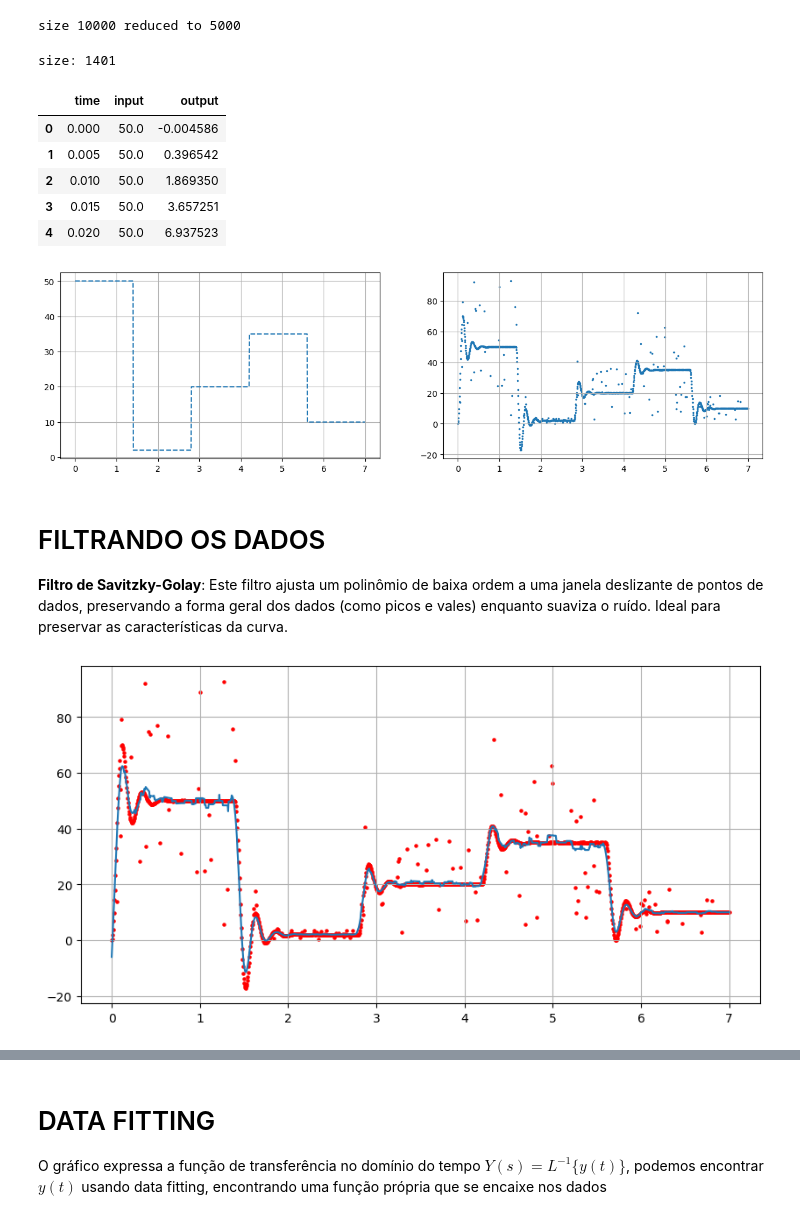
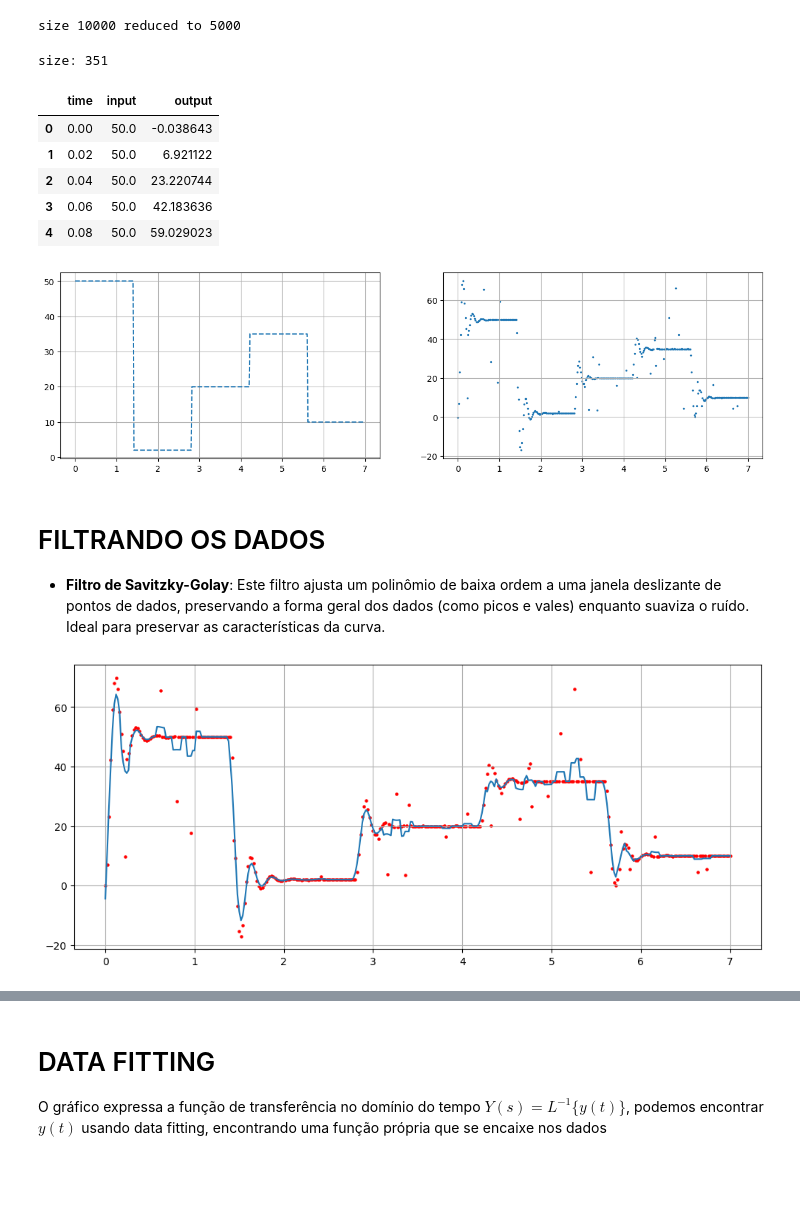
Before and after one commit to KlaussMarchi/PyTrole, a Jupyter notebook: Linear/EXPERIMENTAL/Analisys.ipynb, the cells around one changed output, grey strips where cells are left out. Cells and saved outputs as stored; diff of their text form; code cells hidden in the pictures; blank space fills up the shorter version.

Commit message:
melhoria dos códigos do filtro

```diff
--- a/Linear/EXPERIMENTAL/Analisys.ipynb
+++ b/Linear/EXPERIMENTAL/Analisys.ipynb
@@ -122,7 +122,7 @@ def normalizeTable(df, key, T=0.15):
     return pd.DataFrame(table)
 
 
-T = 0.005
+T = 0.02
 tData, uData = normalizeData(df, 'time', 'input',  T)
 tData, yData = normalizeData(df, 'time', 'output', T)
 
@@ -130,13 +130,13 @@ df = normalizeTable(df, 'time', T)
 print('size:', len(df))
 df.head()
 # %% [output]
-size: 1401
+size: 351
 |  | time | input | output |
-| 0 | 0.000 | 50.0 | -0.004586 |
-| 1 | 0.005 | 50.0 | 0.396542 |
-| 2 | 0.010 | 50.0 | 1.869350 |
-| 3 | 0.015 | 50.0 | 3.657251 |
-| 4 | 0.020 | 50.0 | 6.937523 |
+| 0 | 0.00 | 50.0 | -0.038643 |
+| 1 | 0.02 | 50.0 | 6.921122 |
+| 2 | 0.04 | 50.0 | 23.220744 |
+| 3 | 0.06 | 50.0 | 42.183636 |
+| 4 | 0.08 | 50.0 | 59.029023 |
 # %%
 plt.figure(figsize=(15, 4))
 
@@ -148,21 +148,17 @@ plt.subplot(1, 2, 2)
 plt.scatter(tData, yData, s=2)
 plt.grid()
 # %% [output]
-[figure, old version]
+[figure, new version]
 # %% [markdown]
 # FILTRANDO OS DADOS
-**Filtro de Savitzky-Golay**: Este filtro ajusta um polinômio de baixa ordem a uma janela deslizante de pontos de dados, preservando a forma geral dos dados (como picos e vales) enquanto suaviza o ruído. Ideal para preservar as características da curva.
+- **Filtro de Savitzky-Golay**: Este filtro ajusta um polinômio de baixa ordem a uma janela deslizante de pontos de dados, preservando a forma geral dos dados (como picos e vales) enquanto suaviza o ruído. Ideal para preservar as características da curva.
 # %%
 from scipy.signal import savgol_filter
+yGolay= savgol_filter(yData, window_length=5, polyorder=1)
 
-windowLength = 20
-polyOrder    = 1
-
-yFiltered = savgol_filter(yData, window_length=windowLength, polyorder=polyOrder)
-plt.figure(figsize=(10, 5))
-
+plt.figure(figsize=(12, 5))
 plt.scatter(tData, yData, s=5, color='red')
-plt.plot(tData, yFiltered)
+plt.plot(tData, yGolay)
 plt.grid()
 # %% [output]
-[figure, old version]
+[figure, new version]
```
Also changed, not shown: parts of 17 cells of this notebook, 43 other files.
